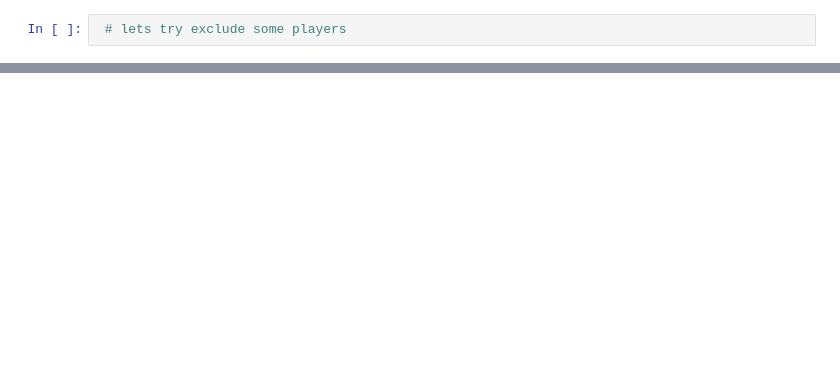
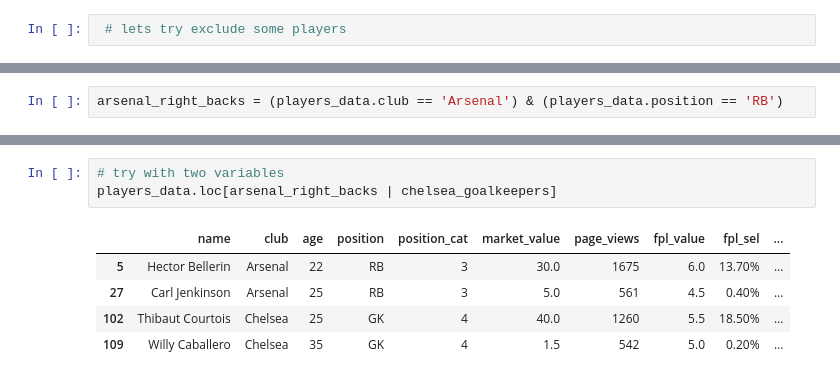
Before and after one commit to momchilantonov/ultimate_pandas_bootcamp, a Jupyter notebook: lectures/DataFrames in Depth.ipynb, the cells around one changed output, grey strips where cells are left out. Saved outputs shown, nothing was run; the diff lists cells and outputs as text; blank space fills up the shorter version.

Commit message:
DFs in Depth - Conditions As Variables

```diff
--- a/lectures/DataFrames in Depth.ipynb
+++ b/lectures/DataFrames in Depth.ipynb
@@ -524,0 +530,2 @@ players_data[
+# %%
+arsenal_right_backs = (players_data.club == 'Arsenal') & (players_data.position == 'RB')
@@ -524,0 +592,9 @@ players_data[
+# %%
+# try with two variables
+players_data.loc[arsenal_right_backs | chelsea_goalkeepers]
+# %% [output]
+|  | name | club | age | position | position_cat | market_value | page_views | fpl_value | fpl_sel | ... |
+| 5 | Hector Bellerin | Arsenal | 22 | RB | 3 | 30.0 | 1675 | 6.0 | 13.70% | ... |
+| 27 | Carl Jenkinson | Arsenal | 25 | RB | 3 | 5.0 | 561 | 4.5 | 0.40% | ... |
+| 102 | Thibaut Courtois | Chelsea | 25 | GK | 4 | 40.0 | 1260 | 5.5 | 18.50% | ... |
+| 109 | Willy Caballero | Chelsea | 35 | GK | 4 | 1.5 | 542 | 5.0 | 0.20% | ... |
```
Also changed, not shown: parts of 9 cells of this notebook.
